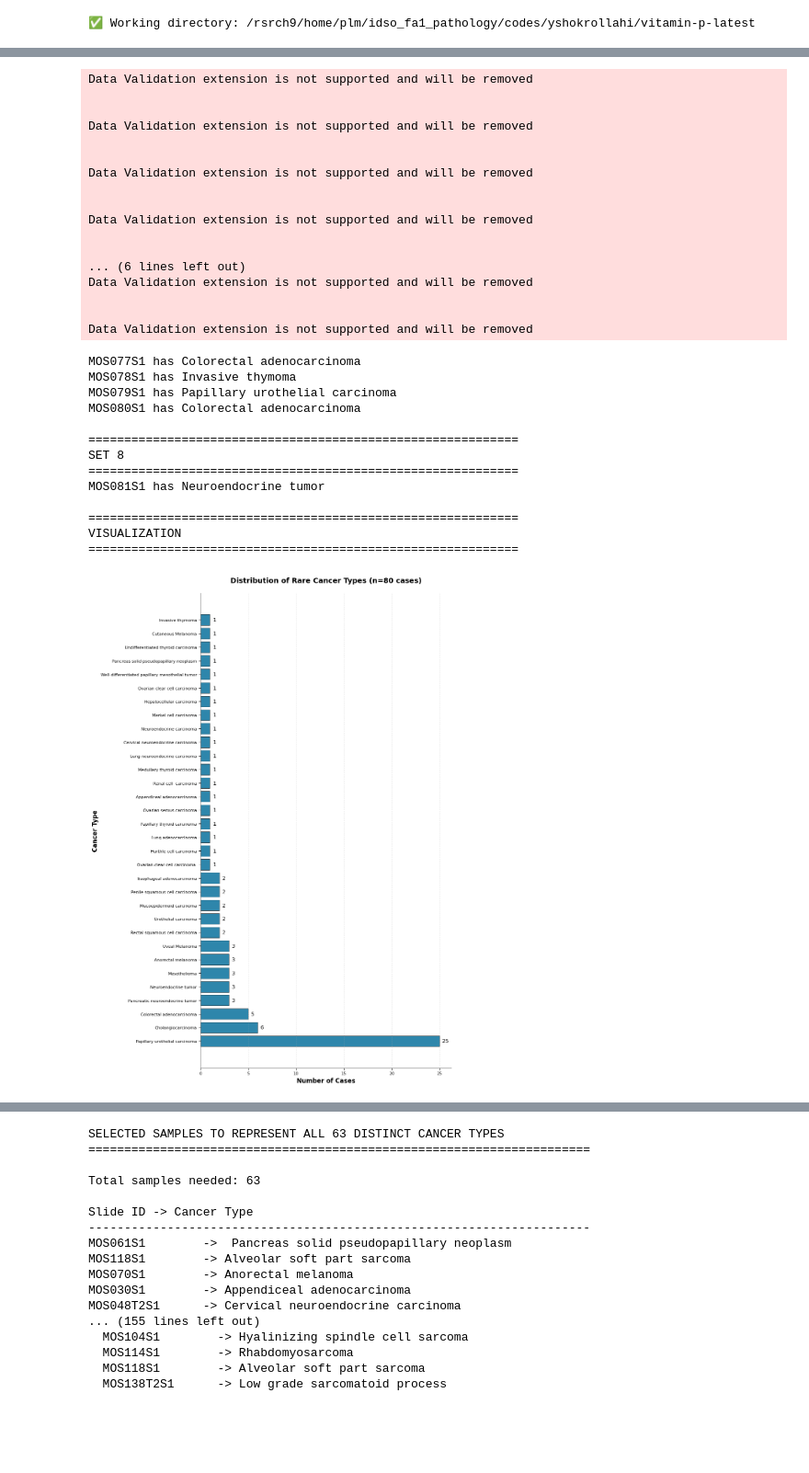
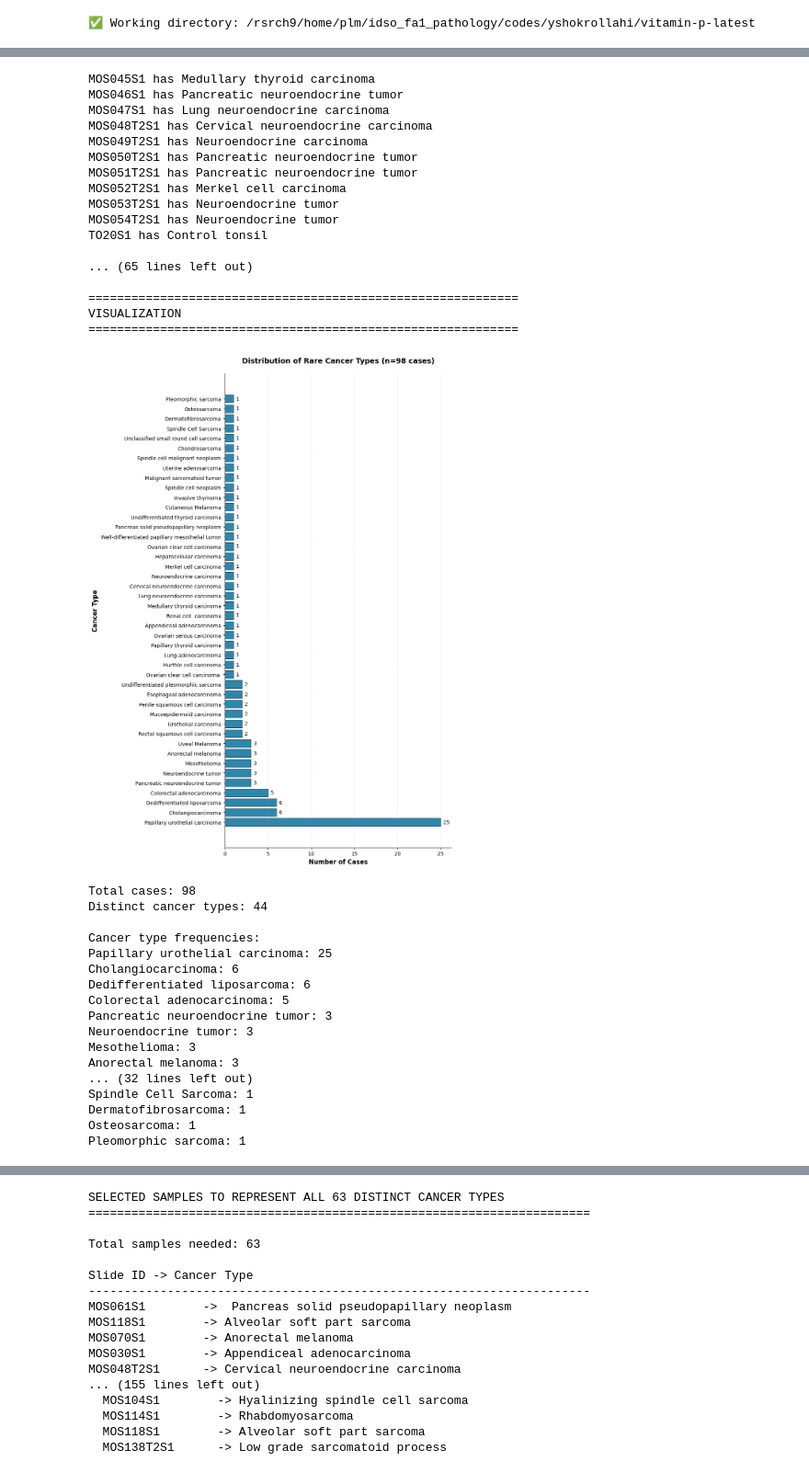
Before and after one commit to idso-fa1-pathology/vitamin-p, a Jupyter notebook: notebooks/benchmarks/path_dsp.ipynb, the cells around one changed output, grey strips where cells are left out. Shown at 92% size. Cells and saved outputs as stored; diff of their text form; code cells hidden in the pictures; blank space fills up the shorter version.

```diff
--- a/notebooks/benchmarks/path_dsp.ipynb
+++ b/notebooks/benchmarks/path_dsp.ipynb
@@ -40,7 +45,7 @@ base_path = '/rsrch9/home/plm/idso_fa1_pathology/TIER1/patient-mosaic/2014-0938/
 all_data = {}
 
 # Iterate through Set 1 to Set 16
-for i in range(1, 9):
+for i in range(1, 10):
     # Try both naming conventions
     folder_names = [f'MOSAIC DSP Set {i}', f'MOSAIC Set {i}']
     file_names = [f'MOSAIC DSP Set {i} Annotations AS.xlsx', f'MOSAIC Set {i} Annotations AS.xlsx']
@@ -161,32 +166,36 @@ SET 7
 ============================================================
-Data Validation extension is not supported and will be removed
+MOS045S1 has Medullary thyroid carcinoma
+MOS046S1 has Pancreatic neuroendocrine tumor
+MOS047S1 has Lung neuroendocrine carcinoma
+MOS048T2S1 has Cervical neuroendocrine carcinoma
+MOS049T2S1 has Neuroendocrine carcinoma
+MOS050T2S1 has Pancreatic neuroendocrine tumor
+MOS051T2S1 has Pancreatic neuroendocrine tumor
+MOS052T2S1 has Merkel cell carcinoma
+MOS053T2S1 has Neuroendocrine tumor
+MOS054T2S1 has Neuroendocrine tumor
+TO20S1 has Control tonsil
 
+... (65 lines left out)
 
-Data Validation extension is not supported and will be removed
-
-
-Data Validation extension is not supported and will be removed
-
-
-Data Validation extension is not supported and will be removed
-
-
-... (6 lines left out)
-Data Validation extension is not supported and will be removed
-
-
-Data Validation extension is not supported and will be removed
+============================================================
+VISUALIZATION
+============================================================
+[figure, new version]
-MOS077S1 has Colorectal adenocarcinoma
-MOS078S1 has Invasive thymoma
-MOS079S1 has Papillary urothelial carcinoma
-MOS080S1 has Colorectal adenocarcinoma
+Total cases: 98
+Distinct cancer types: 44
 
-============================================================
-SET 8
-============================================================
-MOS081S1 has Neuroendocrine tumor
-
-============================================================
-VISUALIZATION
-============================================================
+Cancer type frequencies:
+Papillary urothelial carcinoma: 25
+Cholangiocarcinoma: 6
+Dedifferentiated liposarcoma: 6
+Colorectal adenocarcinoma: 5
+Pancreatic neuroendocrine tumor: 3
+Neuroendocrine tumor: 3
+Mesothelioma: 3
+Anorectal melanoma: 3
+... (32 lines left out)
+Spindle Cell Sarcoma: 1
+Dermatofibrosarcoma: 1
+Osteosarcoma: 1
+Pleomorphic sarcoma: 1
-[figure, old version]
```
Also changed, not shown: parts of 8 cells of this notebook, 58 other files.
